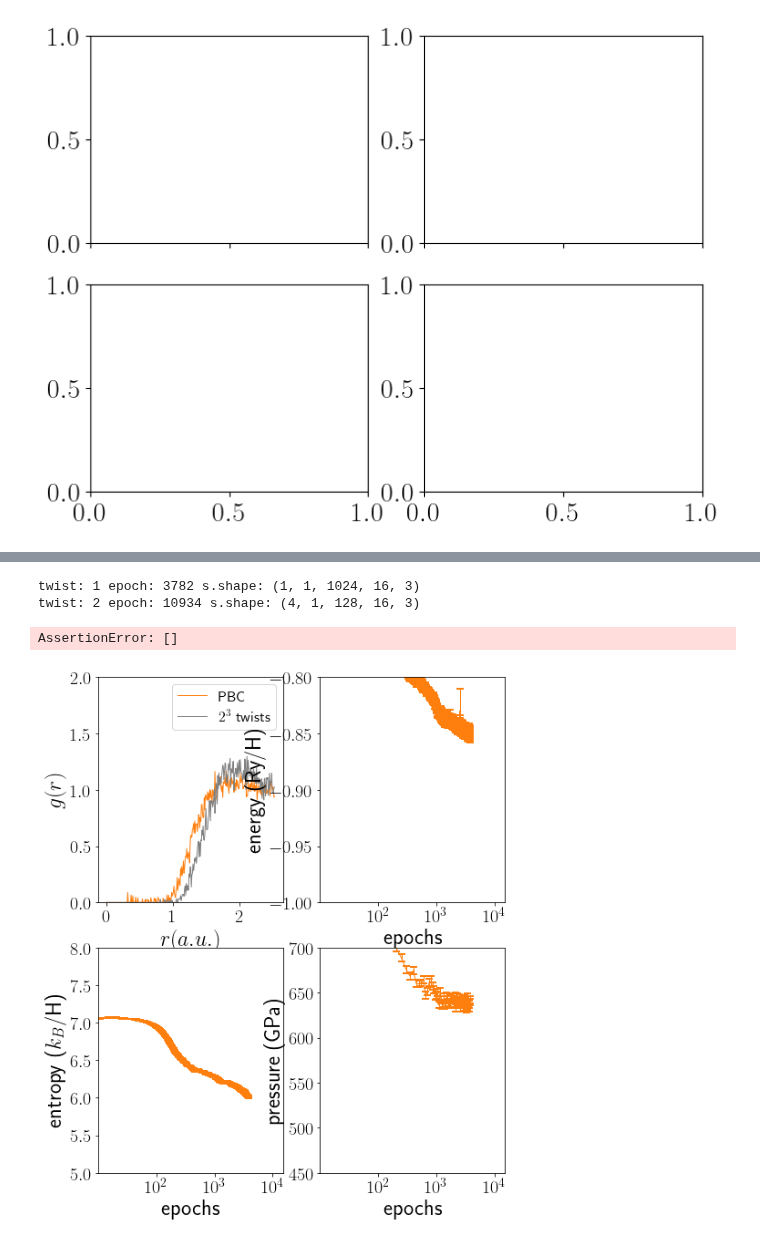
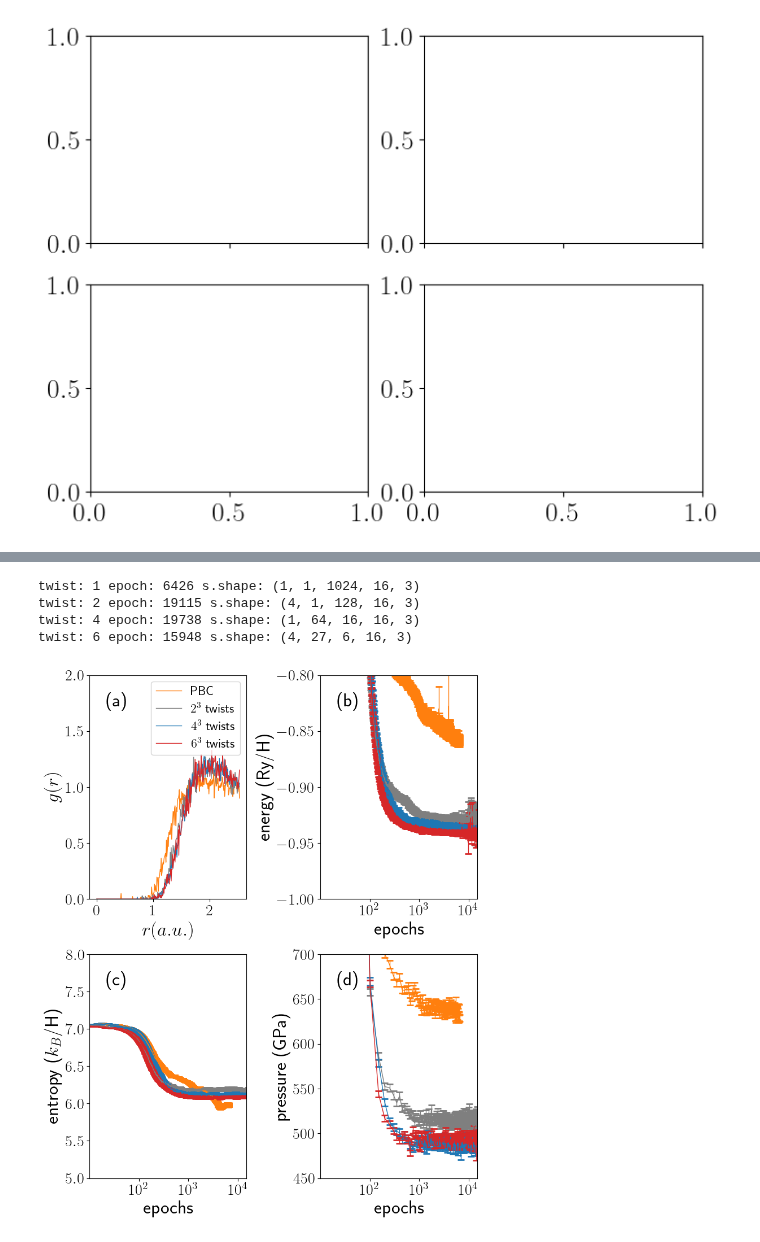
Before and after one commit to fermiflow/hydrogen, a Jupyter notebook: analysis/figs.ipynb, the cells around one changed output, grey strips where cells are left out. Cells and saved outputs as stored; diff of their text form; code cells hidden in the pictures.

```diff
--- a/analysis/figs.ipynb
+++ b/analysis/figs.ipynb
@@ -570,8 +570,9 @@ n: 54 epoch: 30798 s.shape: (4, 2, 16, 54, 3)
 # %%
 fig, axes = plt.subplots(2, 2, figsize=(8, 10))
 
-rs, T = 1.25, 6000
+n, rs, T = 16, 1.25, 6000
 Kp = 1.5*T/157887.66 # proton kinetic energy in Ry
+ds = -jax.scipy.special.gammaln(n+1)/n + 1.5*(1+np.log(1836*rs**2/(4*np.pi)*T/157887.66))
 
 twists = [1, 2, 4, 6]
 paths = [
@@ -596,7 +597,7 @@ for t, path, color in zip(twists, paths, colors):
 
     rmesh, gr = get_gr(s, s)
     ax = axes[0, 0]
-    if t >1:
+    if t > 1:
         ax.plot(rmesh, gr, color=color, label="$%d^3$ twists" % t)
     else:
         ax.plot(rmesh, gr, color=color, label="PBC")
@@ -625,7 +626,6 @@ for t, path, color in zip(twists, paths, colors):
     ax.set_xticks([100, 1000, 10000])
 
     # (c) entropy
-    ds = -jax.scipy.special.gammaln(n+1)/n + 1.5*(1+np.log(1836*rs**2/(4*np.pi)*T/157887.66))
     y = df['s'].values + ds
     yerr = df['s_err'].values
 
@@ -639,34 +639,35 @@ for t, path, color in zip(twists, paths, colors):
     ax.set_xscale('log')
     ax.set_xticks([100, 1000, 10000])
 
     # (d) pressure
     L = (4/3*np.pi*n)**(1/3)
     y = df['p'].values + (2*Kp)/(3*(L*rs)**3)*14710.513242194795*n
     yerr = df['p_err'].values
 
     ax = axes[1, 1]
     ax.errorbar(df['epoch'].values[::SKIP], y[::SKIP], yerr=yerr[::SKIP], color=color,
             markerfacecolor='none', markeredgewidth=2, ms=2, capsize=4, label="$N=%d$" % n)
     ax.set_xlabel('epochs')
     ax.set_ylabel('pressure (GPa)')
     ax.set_xlim([10, 15000])
     ax.set_ylim([450, 700])
     ax.set_xscale('log')
     ax.set_xticks([100, 1000, 10000])
     #ax.legend()
 
 panels = np.array([["(a)", "(b)"],
                    ["(c)", "(d)"]])
 for row in range(2):
     for col in range(2):
         at = AnchoredText(panels[row, col], prop=dict(size=24), frameon=False, loc=2)
         at.patch.set_boxstyle("round,pad=0.,rounding_size=0.2")
         axes[row, col].add_artist(at)
 
 plt.tight_layout()
 plt.savefig('twist.pdf')
 # %% [output]
-twist: 1 epoch: 3782 s.shape: (1, 1, 1024, 16, 3)
-twist: 2 epoch: 10934 s.shape: (4, 1, 128, 16, 3)
+twist: 1 epoch: 6426 s.shape: (1, 1, 1024, 16, 3)
+twist: 2 epoch: 19115 s.shape: (4, 1, 128, 16, 3)
+twist: 4 epoch: 19738 s.shape: (1, 64, 16, 16, 3)
+twist: 6 epoch: 15948 s.shape: (4, 27, 6, 16, 3)
-AssertionError: []
-[figure, old version]
+[figure, new version]
```
Also changed, not shown: parts of 3 cells of this notebook, 5 other files.
